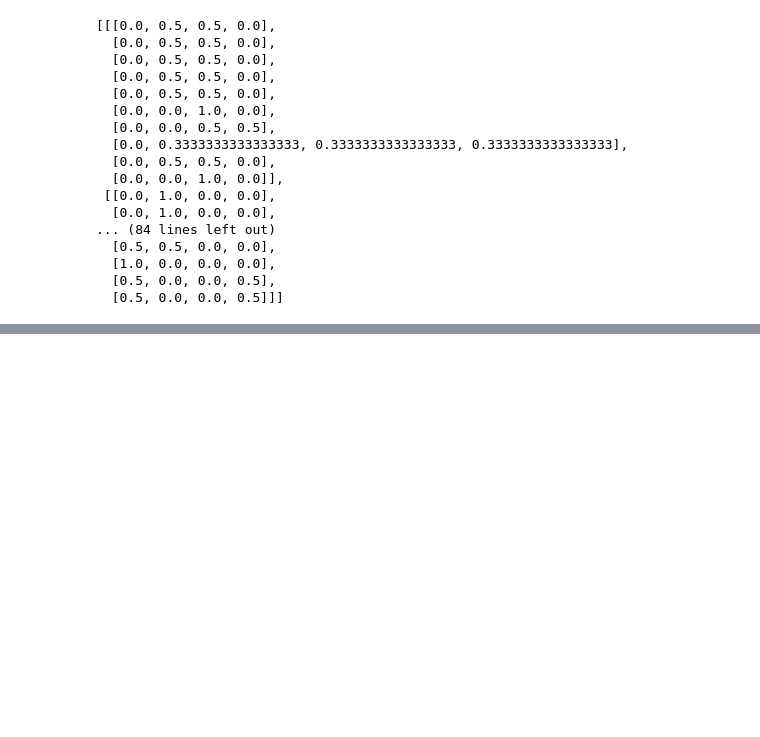
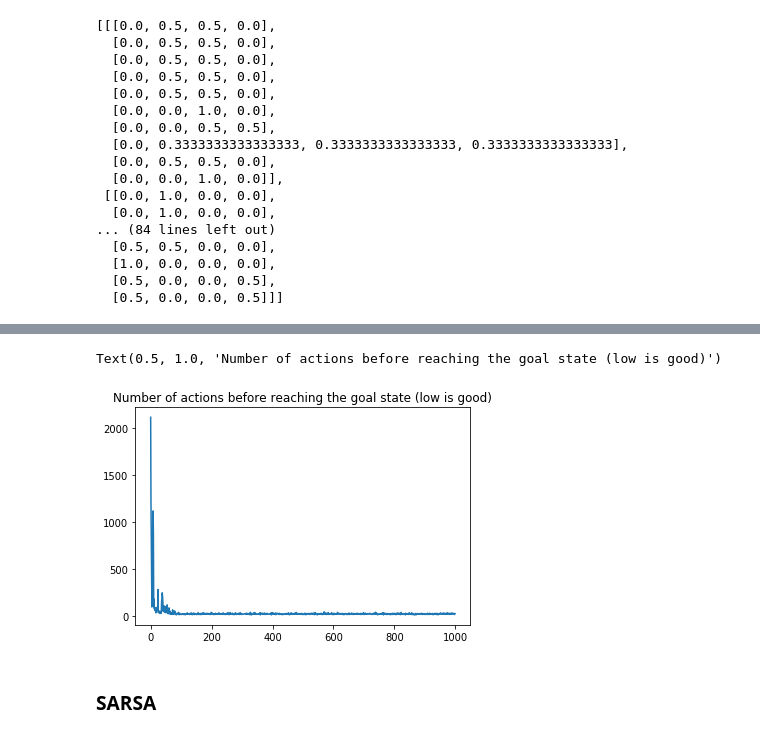
Before and after one commit to jerryzenghao/ReinformanceLearning, a Jupyter notebook: REINFORCEjs/gridworld.ipynb, the cells around one changed output, grey strips where cells are left out. Saved outputs shown, nothing was run; the diff lists cells and outputs as text; code cells hidden in the pictures; blank space fills up the shorter version.

```diff
--- a/REINFORCEjs/gridworld.ipynb
+++ b/REINFORCEjs/gridworld.ipynb
@@ -93,0 +99,16 @@ agt.policy
+# %%
+reward_matrix = np.zeros((10,10))
+reward_matrix[3,3] = -1
+reward_matrix[4,5] = -1
+reward_matrix[4,6] = -1
+reward_matrix[5,5] = 1
+reward_matrix[5,6] = -1
+reward_matrix[5,8] = -1
+reward_matrix[6,8] = -1
+reward_matrix[7,3] = -1
+reward_matrix[7,5] = -1
+reward_matrix[7,6] = -1
+env = GridWorld(reward_matrix)
+agt = TDAgent(env)
+# %%
+iterations = agt.Q_learning(0.1)
@@ -93,0 +141,8 @@ agt.policy
+# %%
+plt.plot(iterations)
+plt.title('Number of actions before reaching the goal state (low is good)')
+# %% [output]
+Text(0.5, 1.0, 'Number of actions before reaching the goal state (low is good)')
+[figure, added]
+# %% [markdown]
+### SARSA
```
Also changed, not shown: parts of 8 cells of this notebook, 2 other files.
